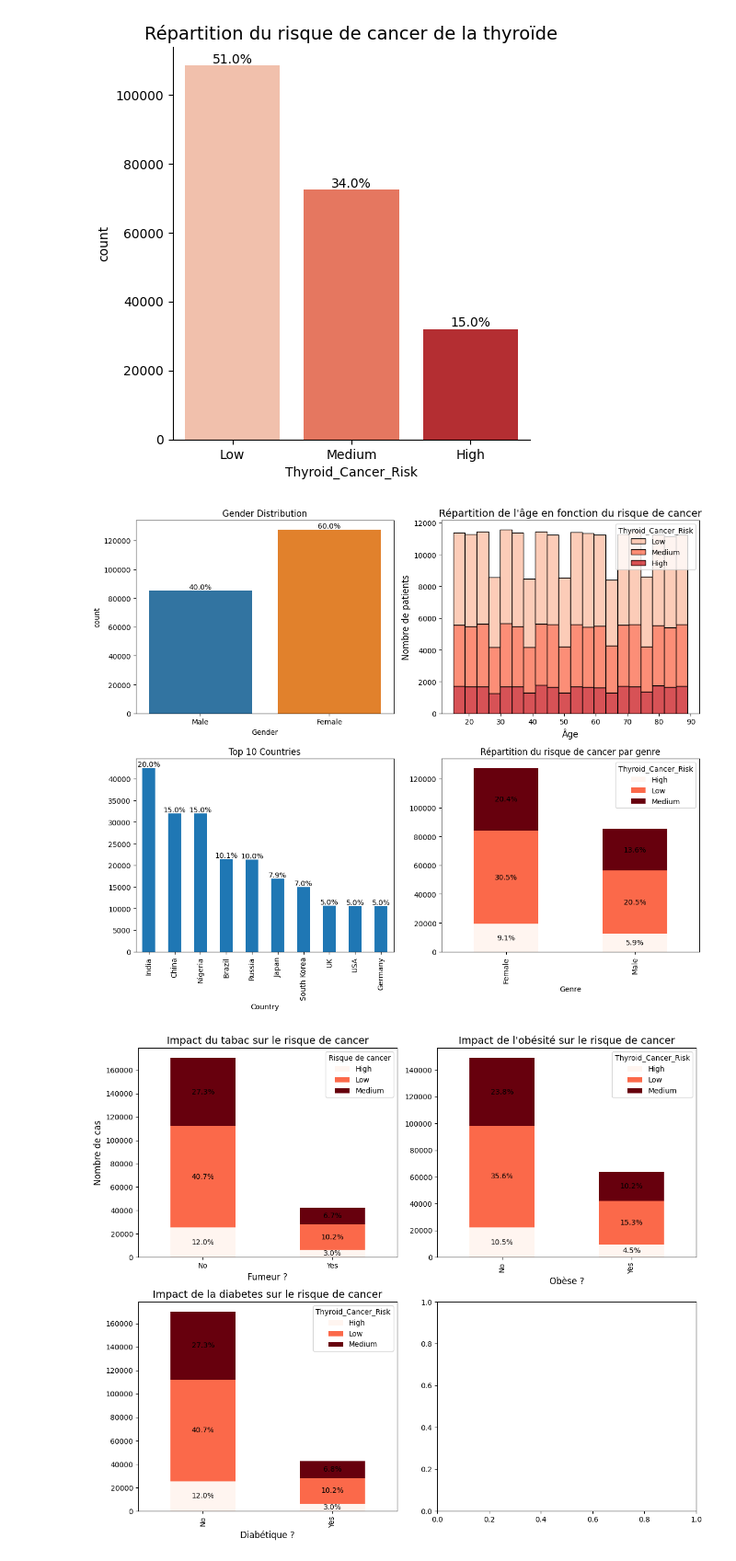
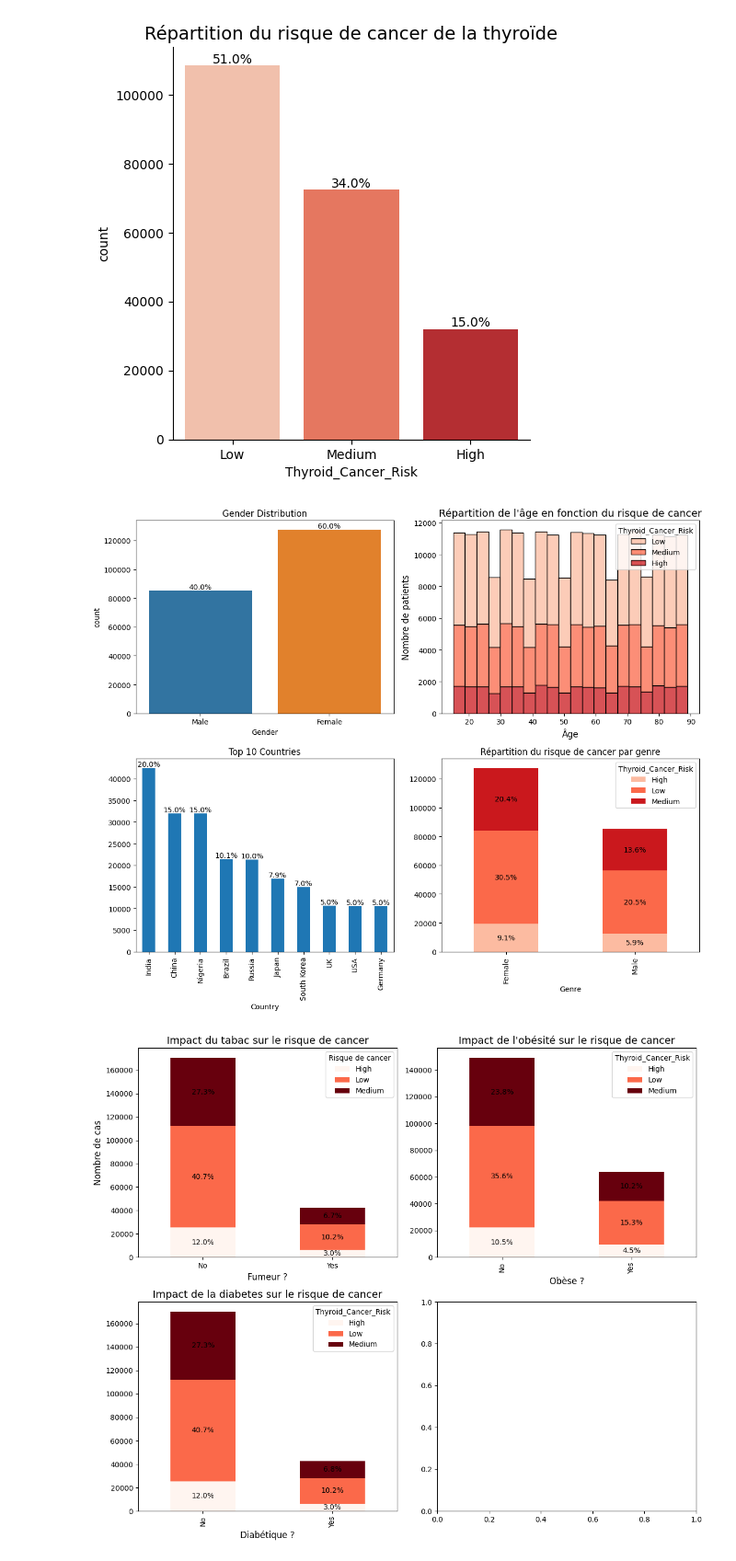
Before and after one commit to Death4Sword/ML_Cancer_Risk_Project, a Jupyter notebook: analyse_exhaustive.ipynb, the cells around one changed output. Shown at 92% size. Drawn from its saved outputs; the diff is of its cells as text; code cells hidden in the pictures.

```diff
--- a/analyse_exhaustive.ipynb
+++ b/analyse_exhaustive.ipynb
@@ -107,32 +107,36 @@ axes[0, 1].set_xlabel("Âge", fontsize=12)
 axes[0, 1].set_ylabel("Nombre de patients", fontsize=12)
 
 
 
 # Répartition des risques de cancer par Pays
 df['Country'].value_counts().head(10).plot(kind='bar', ax=axes[1, 0])
 total = df['Country'].value_counts().sum()
 for p in axes[1, 0].patches:
     percentage = f'{100 * p.get_height() / total:.1f}%'
     axes[1, 0].annotate(percentage, (p.get_x() + p.get_width() / 2, p.get_height()), ha='center', va='bottom', fontsize=10, color='black')
 axes[1, 0].set_title('Top 10 Countries')
 
 
 # Répartition du risque de cancer par genre
+order = ['Low', 'Medium', 'High']
+colors = sns.color_palette('Reds', len(order))
 gender_risk_counts = df.groupby(["Gender", "Thyroid_Cancer_Risk"]).size().unstack()
-plot = gender_risk_counts.plot(kind="bar", stacked=True, colormap="Reds", ax=axes[1, 1])
+plot = gender_risk_counts.plot(kind="bar", stacked=True, color=colors, ax=axes[1, 1])
+
+# fixe la ligne précédente
 for container in plot.containers:
     for bar in container:
         height = bar.get_height()
         if height > 0:
             percentage = f'{100 * height / df.shape[0]:.1f}%'
             axes[1, 1].annotate(percentage,
                                 (bar.get_x() + bar.get_width() / 2, bar.get_y() + height / 2),
                                 ha='center', va='center', fontsize=10, color='black')
 axes[1, 1].set_title("Répartition du risque de cancer par genre")
 axes[1, 1].set_xlabel("Genre")
 
 # Affichage des graphiques
 plt.tight_layout()
 plt.show()
 # %% [output]
-[figure, old version]
+[figure, new version]
```
Also changed, not shown: parts of 2 cells of this notebook.
